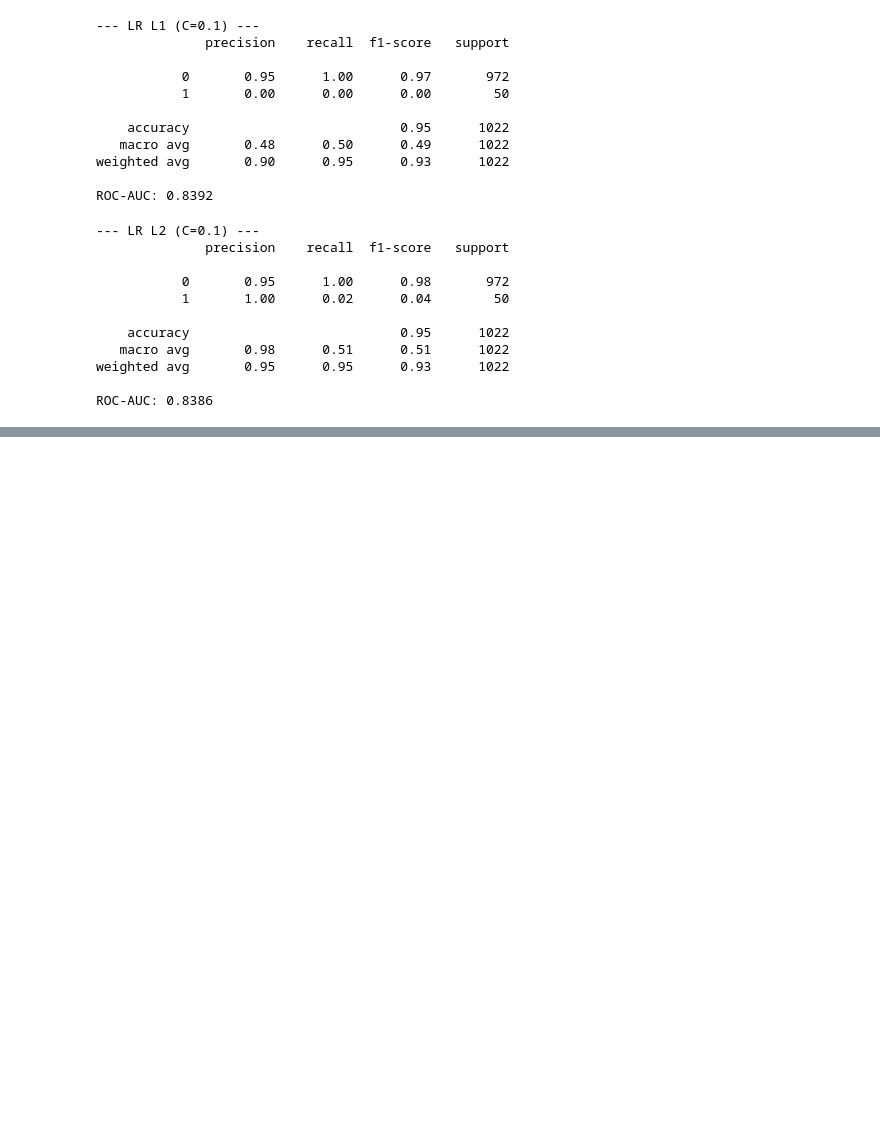
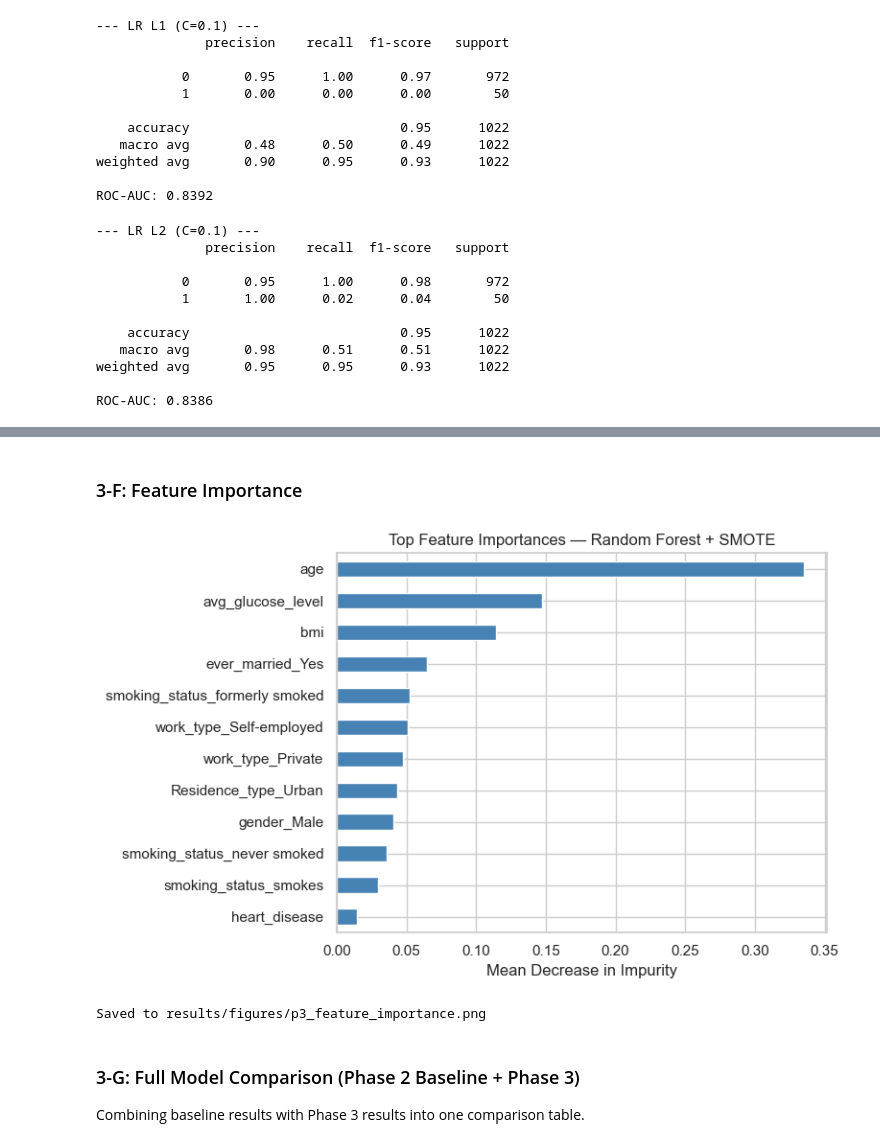
Before and after one commit to Tang0115/Stroke-Risk-Prediction-, a Jupyter notebook: ML Final Project_ Stroke Predicitions.ipynb, the cells around one changed output, grey strips where cells are left out. Cells and saved outputs as stored; diff of their text form; code cells hidden in the pictures; blank space fills up the shorter version.

```diff
--- a/ML Final Project_ Stroke Predicitions.ipynb
+++ b/ML Final Project_ Stroke Predicitions.ipynb
@@ -444,0 +464,21 @@ Note: Focus on recall_stroke (sensitivity) as the primary metric
+# %%
+# Re-run core imports in case the Databricks cluster restarted
+# (original import cells may not have run after a kernel reset)
+import numpy as np
+import matplotlib.pyplot as plt
+import seaborn as sns
+sns.set_theme(style="whitegrid")
+RANDOM_STATE = 42
+
+from sklearn.model_selection import train_test_split, StratifiedKFold, cross_val_score
+from sklearn.linear_model import LogisticRegression
+from sklearn.ensemble import RandomForestClassifier, GradientBoostingClassifier
+from sklearn.svm import SVC
+from sklearn.neighbors import KNeighborsClassifier
+from sklearn.preprocessing import StandardScaler
+from sklearn.metrics import (
+    classification_report, confusion_matrix,
+    roc_auc_score, RocCurveDisplay
+)
+
+print("All imports OK")
@@ -444,0 +602,7 @@ Note: Focus on recall_stroke (sensitivity) as the primary metric
+# %%
+rf_smote = RandomForestClassifier(
+    n_estimators=300,
+    random_state=RANDOM_STATE,
+    n_jobs=-1
+)
+evaluate_p3("RF + SMOTE", rf_smote, X_train_sm, X_test, y_train_sm, y_test)
@@ -444,0 +764,24 @@ Note: Focus on recall_stroke (sensitivity) as the primary metric
+# %% [markdown]
+### 3-F: Feature Importance
+# %%
+# Feature importances from Random Forest (mean decrease in impurity)
+import matplotlib.pyplot as plt
+
+importances = pd.Series(rf_smote.feature_importances_, index=X_train.columns)
+importances = importances.sort_values(ascending=True).tail(12)
+
+fig, ax = plt.subplots(figsize=(8, 5))
+importances.plot(kind="barh", ax=ax, color="steelblue")
+ax.set_title("Top Feature Importances — Random Forest + SMOTE")
+ax.set_xlabel("Mean Decrease in Impurity")
+plt.tight_layout()
+plt.savefig("results/figures/p3_feature_importance.png", dpi=150, bbox_inches="tight")
+plt.show()
+print("Saved to results/figures/p3_feature_importance.png")
+# %% [output]
+[figure, added]
+Saved to results/figures/p3_feature_importance.png
+# %% [markdown]
+### 3-G: Full Model Comparison (Phase 2 Baseline + Phase 3)
+
+Combining baseline results with Phase 3 results into one comparison table.
```
Also changed, not shown: parts of 36 cells of this notebook, 8 other files.
